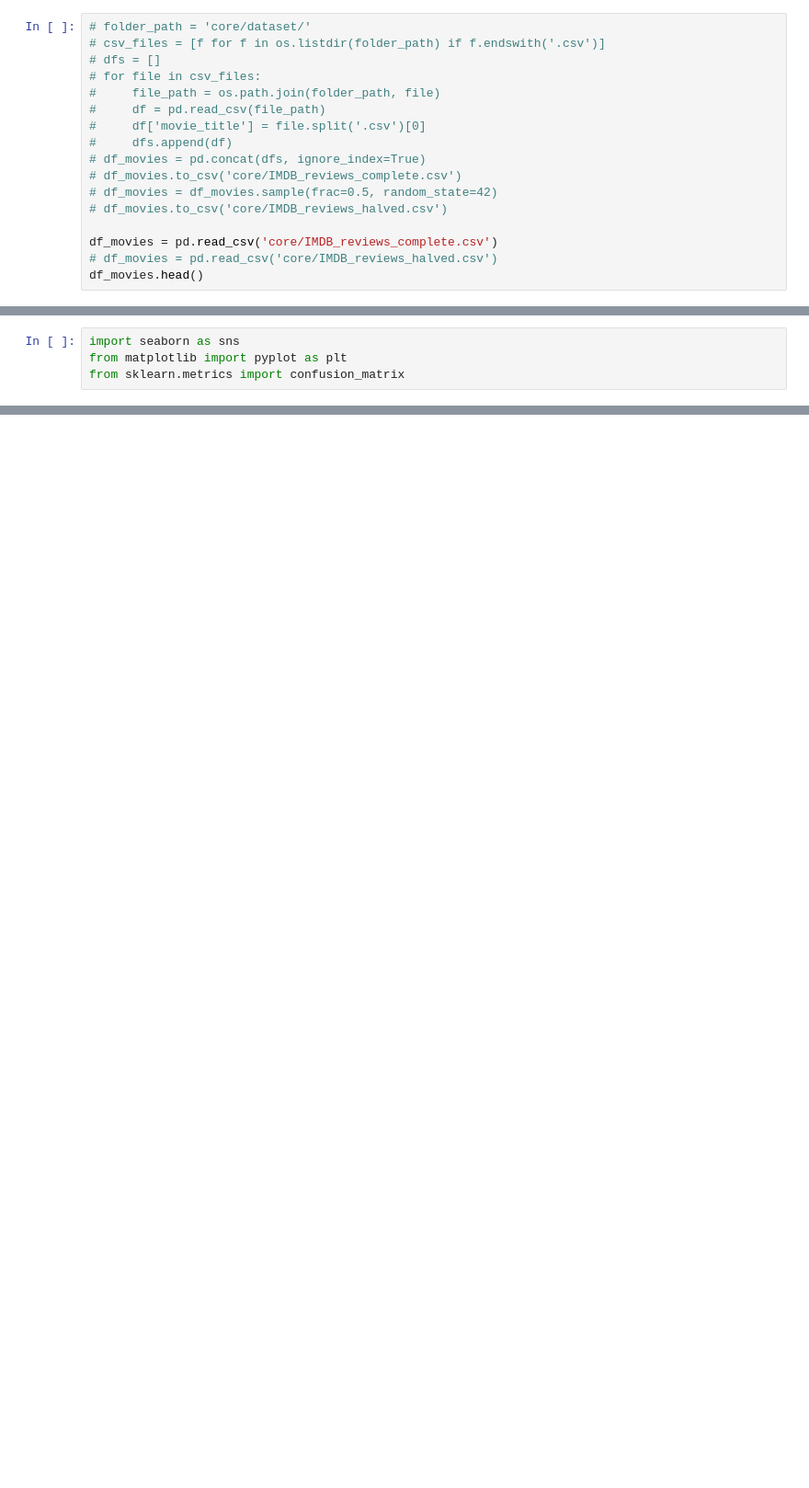
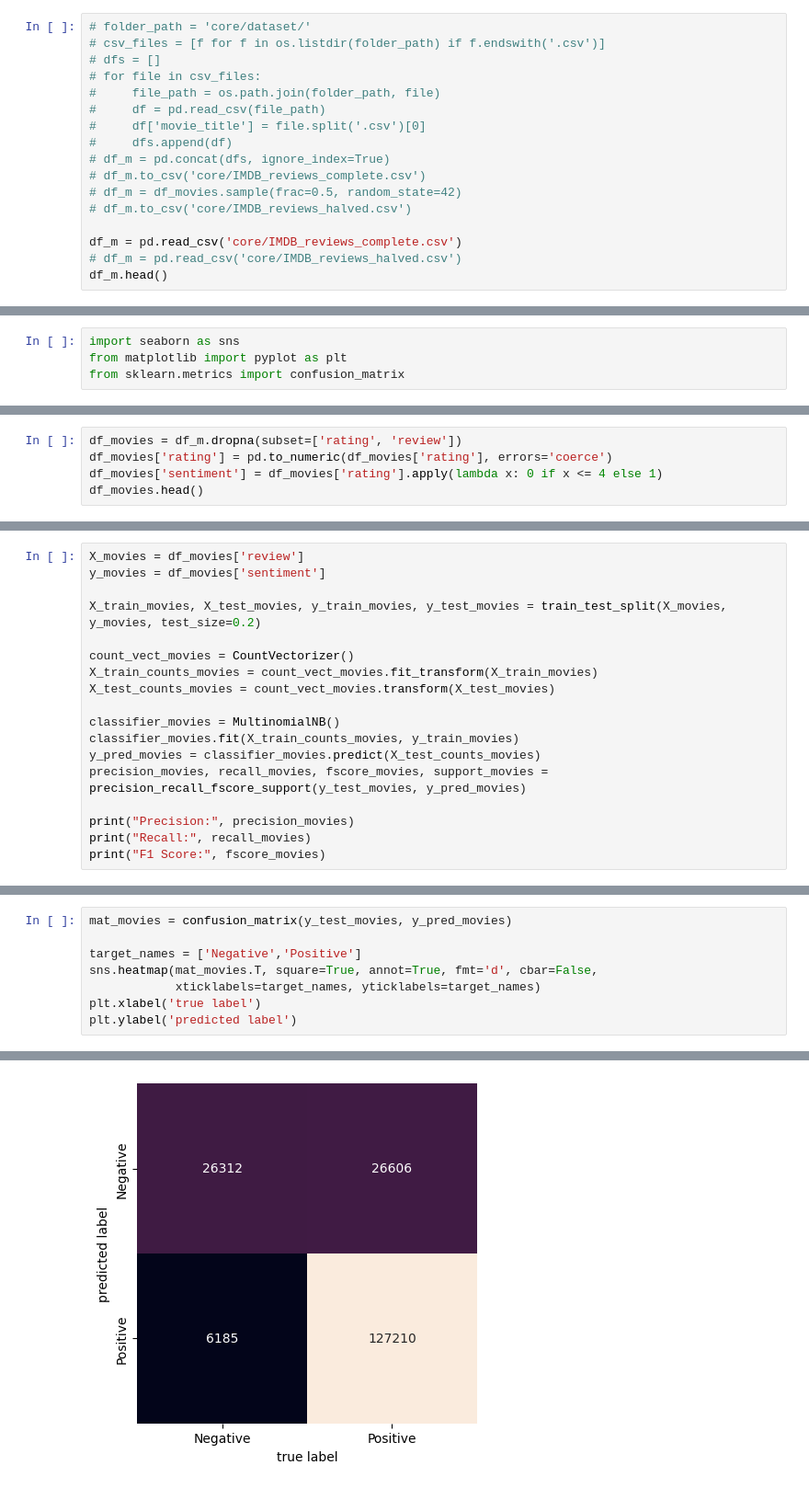
Before and after one commit to JHamoni676/cs5830_project5, a Jupyter notebook: jonah.ipynb, the cells around one changed output, grey strips where cells are left out. Shown at 92% size. Drawn from its saved outputs; the diff is of its cells as text; blank space fills up the shorter version.

```diff
--- a/jonah.ipynb
+++ b/jonah.ipynb
@@ -23,11 +30,11 @@ df_books.head()
 #     df = pd.read_csv(file_path)
 #     df['movie_title'] = file.split('.csv')[0]
 #     dfs.append(df)
-# df_movies = pd.concat(dfs, ignore_index=True)
-# df_movies.to_csv('core/IMDB_reviews_complete.csv')
-# df_movies = df_movies.sample(frac=0.5, random_state=42)
-# df_movies.to_csv('core/IMDB_reviews_halved.csv')
+# df_m = pd.concat(dfs, ignore_index=True)
+# df_m.to_csv('core/IMDB_reviews_complete.csv')
+# df_m = df_movies.sample(frac=0.5, random_state=42)
+# df_m.to_csv('core/IMDB_reviews_halved.csv')
 
-df_movies = pd.read_csv('core/IMDB_reviews_complete.csv')
-# df_movies = pd.read_csv('core/IMDB_reviews_halved.csv')
-df_movies.head()
+df_m = pd.read_csv('core/IMDB_reviews_complete.csv')
+# df_m = pd.read_csv('core/IMDB_reviews_halved.csv')
+df_m.head()
@@ -102,0 +164,5 @@ plt.ylabel('predicted label')
+# %%
+df_movies = df_m.dropna(subset=['rating', 'review'])
+df_movies['rating'] = pd.to_numeric(df_movies['rating'], errors='coerce')
+df_movies['sentiment'] = df_movies['rating'].apply(lambda x: 0 if x <= 4 else 1)
+df_movies.head()
@@ -102,0 +198,18 @@ plt.ylabel('predicted label')
+# %%
+X_movies = df_movies['review']
+y_movies = df_movies['sentiment']
+
+X_train_movies, X_test_movies, y_train_movies, y_test_movies = train_test_split(X_movies, y_movies, test_size=0.2)
+
+count_vect_movies = CountVectorizer()
+X_train_counts_movies = count_vect_movies.fit_transform(X_train_movies)
+X_test_counts_movies = count_vect_movies.transform(X_test_movies)
+
+classifier_movies = MultinomialNB()
+classifier_movies.fit(X_train_counts_movies, y_train_movies)
+y_pred_movies = classifier_movies.predict(X_test_counts_movies)
+precision_movies, recall_movies, fscore_movies, support_movies = precision_recall_fscore_support(y_test_movies, y_pred_movies)
+
+print("Precision:", precision_movies)
+print("Recall:", recall_movies)
+print("F1 Score:", fscore_movies)
@@ -102,0 +231,9 @@ plt.ylabel('predicted label')
+# %%
+mat_movies = confusion_matrix(y_test_movies, y_pred_movies)
+
+target_names = ['Negative','Positive']
+sns.heatmap(mat_movies.T, square=True, annot=True, fmt='d', cbar=False,
+            xticklabels=target_names, yticklabels=target_names)
+plt.xlabel('true label')
+plt.ylabel('predicted label')
+# %% [output]
@@ -102,0 +241 @@ plt.ylabel('predicted label')
+[figure, added]
```
Also changed, not shown: parts of 18 cells of this notebook.
